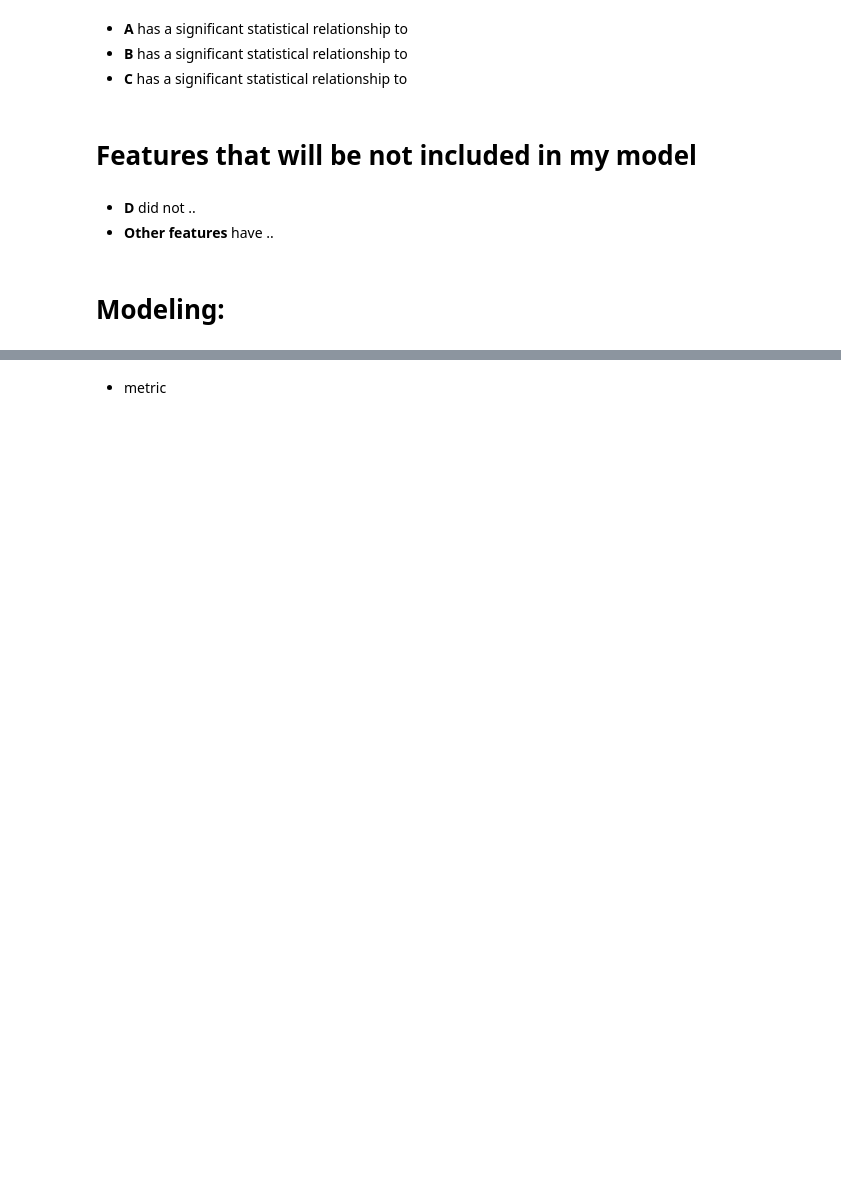
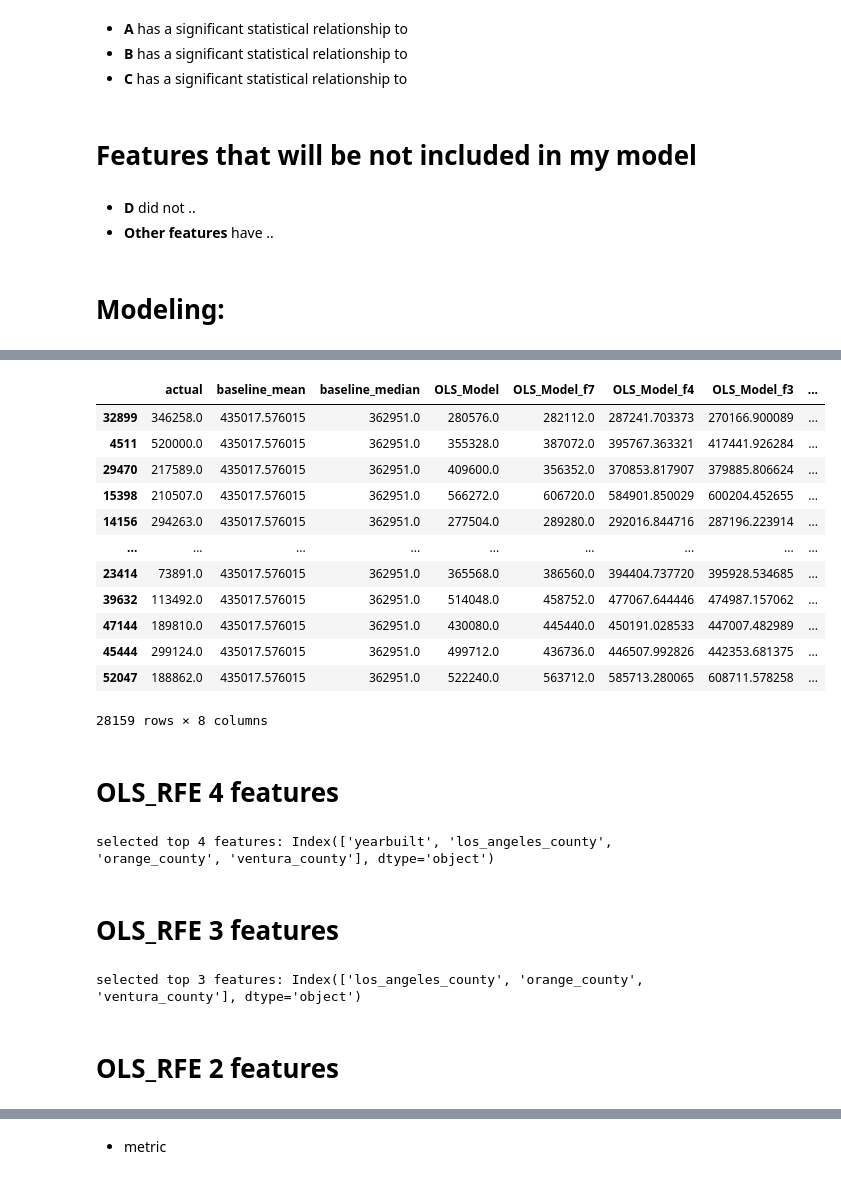
Before and after one commit to Yvette-Ibarra/regression-project, a Jupyter notebook: 3rd_Working_notebook_zillow.ipynb, the cells around one changed output, grey strips where cells are left out. Saved outputs shown, nothing was run; the diff lists cells and outputs as text; code cells hidden in the pictures; blank space fills up the shorter version.

```diff
--- a/3rd_Working_notebook_zillow.ipynb
+++ b/3rd_Working_notebook_zillow.ipynb
@@ -309,0 +317,3 @@ The p-value is less than alpha. **There is evidence to support that tenure has a
+# %%
+# prepare data for modeling
+X_train, y_train, X_validate, y_validate, X_test, y_test = m.model_data_prep(train, validate, test)
@@ -309,0 +684,66 @@ The p-value is less than alpha. **There is evidence to support that tenure has a
+# %%
+train_pred
+# %% [output]
+|  | actual | baseline_mean | baseline_median | OLS_Model | OLS_Model_f7 | OLS_Model_f4 | OLS_Model_f3 | ... |
+| 32899 | 346258.0 | 435017.576015 | 362951.0 | 280576.0 | 282112.0 | 287241.703373 | 270166.900089 | ... |
+| 4511 | 520000.0 | 435017.576015 | 362951.0 | 355328.0 | 387072.0 | 395767.363321 | 417441.926284 | ... |
+| 29470 | 217589.0 | 435017.576015 | 362951.0 | 409600.0 | 356352.0 | 370853.817907 | 379885.806624 | ... |
+| 15398 | 210507.0 | 435017.576015 | 362951.0 | 566272.0 | 606720.0 | 584901.850029 | 600204.452655 | ... |
+| 14156 | 294263.0 | 435017.576015 | 362951.0 | 277504.0 | 289280.0 | 292016.844716 | 287196.223914 | ... |
+| ... | ... | ... | ... | ... | ... | ... | ... | ... |
+| 23414 | 73891.0 | 435017.576015 | 362951.0 | 365568.0 | 386560.0 | 394404.737720 | 395928.534685 | ... |
+| 39632 | 113492.0 | 435017.576015 | 362951.0 | 514048.0 | 458752.0 | 477067.644446 | 474987.157062 | ... |
+| 47144 | 189810.0 | 435017.576015 | 362951.0 | 430080.0 | 445440.0 | 450191.028533 | 447007.482989 | ... |
+| 45444 | 299124.0 | 435017.576015 | 362951.0 | 499712.0 | 436736.0 | 446507.992826 | 442353.681375 | ... |
+| 52047 | 188862.0 | 435017.576015 | 362951.0 | 522240.0 | 563712.0 | 585713.280065 | 608711.578258 | ... |
+28159 rows × 8 columns
+# %% [markdown]
+# OLS_RFE 4 features
+# %%
+lm = LinearRegression()
+
+
+# 1. Transform our X
+rfe = RFE(lm, n_features_to_select=4)
+rfe.fit(X_train, y_train)
+print('selected top 4 features:', X_train.columns[rfe.support_])
+X_train_rfe = rfe.transform(X_train)
+# 2. Use the transformed x in our model
+lm.fit(X_train_rfe, y_train)
+#convert to DF
+X_train_rfe = pd.DataFrame(X_train_rfe, columns = X_train.columns[rfe.support_], index = X_train.index)
+
+train_pred['OLS_rfe4'] = lm.predict(X_train_rfe)
+X_validate_rfe = rfe.transform(X_validate)
+#Convert to df
+X_validate_rfe = pd.DataFrame(X_validate_rfe, columns = X_validate.columns[rfe.support_], index = X_validate.index)
+
+validate_pred['OLS_rfe4'] = lm.predict(X_validate_rfe)
+# %% [output]
+selected top 4 features: Index(['yearbuilt', 'los_angeles_county', 'orange_county', 'ventura_county'], dtype='object')
+# %% [markdown]
+# OLS_RFE 3 features
+# %%
+lm = LinearRegression()
+
+
+# 1. Transform our X
+rfe = RFE(lm, n_features_to_select=3)
+rfe.fit(X_train, y_train)
+print('selected top 3 features:', X_train.columns[rfe.support_])
+X_train_rfe = rfe.transform(X_train)
+# 2. Use the transformed x in our model
+lm.fit(X_train_rfe, y_train)
+#convert to DF
+X_train_rfe = pd.DataFrame(X_train_rfe, columns = X_train.columns[rfe.support_], index = X_train.index)
+
+train_pred['OLS_rfe3'] = lm.predict(X_train_rfe)
+X_validate_rfe = rfe.transform(X_validate)
+#Convert to df
+X_validate_rfe = pd.DataFrame(X_validate_rfe, columns = X_validate.columns[rfe.support_], index = X_validate.index)
+
+validate_pred['OLS_rfe3'] = lm.predict(X_validate_rfe)
+# %% [output]
+selected top 3 features: Index(['los_angeles_county', 'orange_county', 'ventura_county'], dtype='object')
+# %% [markdown]
+# OLS_RFE 2 features
```
Also changed, not shown: parts of 135 cells of this notebook.
